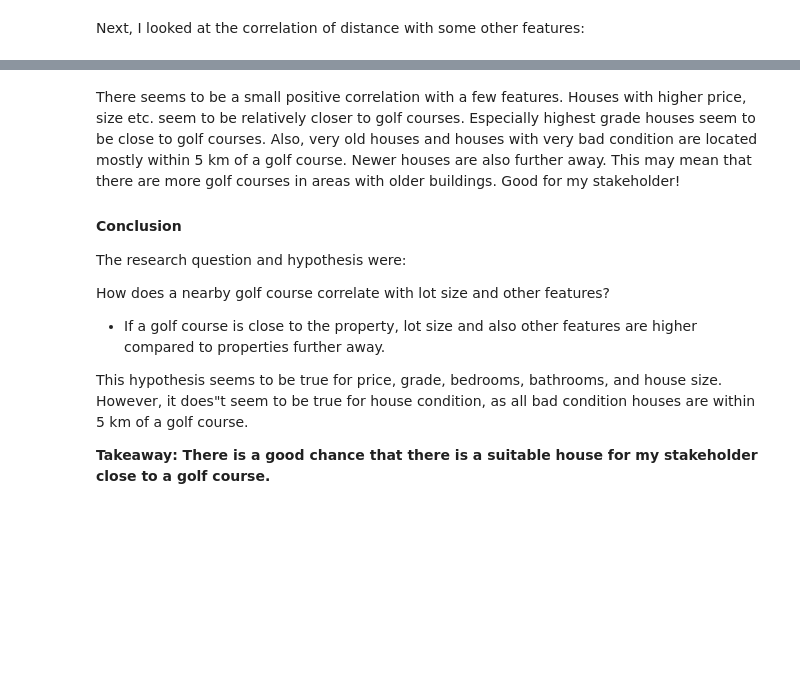
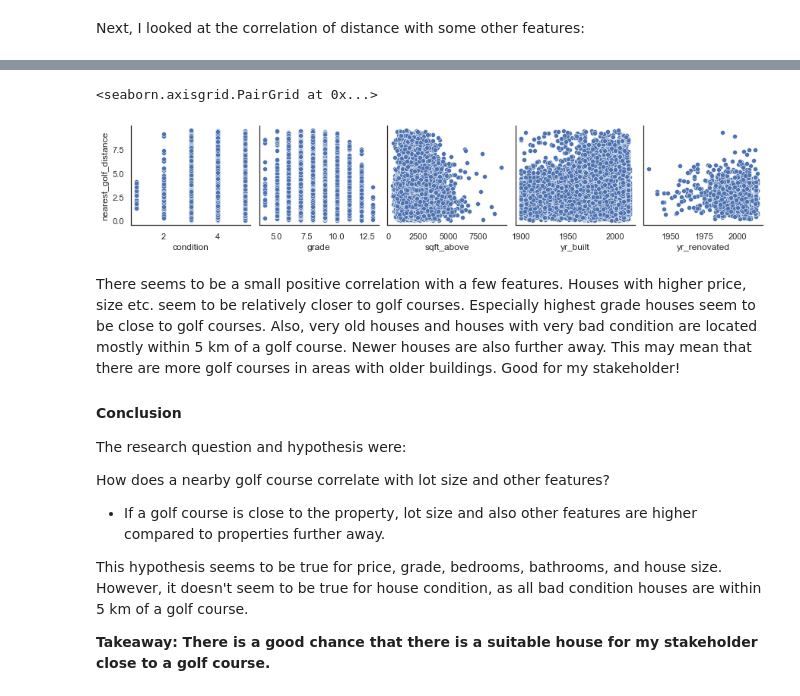
Before and after one commit to dieterjanzen/EDA-project, a Jupyter notebook: EDA_3-1.ipynb, the cells around one changed output, grey strips where cells are left out. Drawn from its saved outputs; the diff is of its cells as text; code cells hidden in the pictures; blank space fills up the shorter version.

```diff
--- a/EDA_3-1.ipynb
+++ b/EDA_3-1.ipynb
@@ -81,3 +81,13 @@ sns.pairplot(
+# %%
+# Creating correlation plots
+sns.pairplot(
+    df,
+    x_vars=['condition','grade','sqft_above', 'yr_built','yr_renovated'],
+    y_vars=["nearest_golf_distance"],
+)
+# %% [output]
+<seaborn.axisgrid.PairGrid at 0x...>
+[figure, added]
 # %% [markdown]
 There seems to be a small positive correlation with a few features. Houses with higher price, size etc. seem to be relatively closer to golf courses. Especially highest grade houses seem to be close to golf courses. Also, very old houses and houses with very bad condition are located mostly within 5 km of a golf course. Newer houses are also further away. This may mean that there are more golf courses in areas with older buildings. Good for my stakeholder!
 
@@ -88,6 +98,6 @@ The research question and hypothesis were:
 How does a nearby golf course correlate with lot size and other features?
 - If a golf course is close to the property, lot size and also other features are higher compared to properties further away.
 
-This hypothesis seems to be true for price, grade, bedrooms, bathrooms, and house size. However, it does"t seem to be true for house condition, as all bad condition houses are within 5 km of a golf course.
+This hypothesis seems to be true for price, grade, bedrooms, bathrooms, and house size. However, it doesn't seem to be true for house condition, as all bad condition houses are within 5 km of a golf course.
 
 __Takeaway: There is a good chance that there is a suitable house for my stakeholder close to a golf course.__
```
Also changed, not shown: parts of 4 cells of this notebook, 9 other files.
